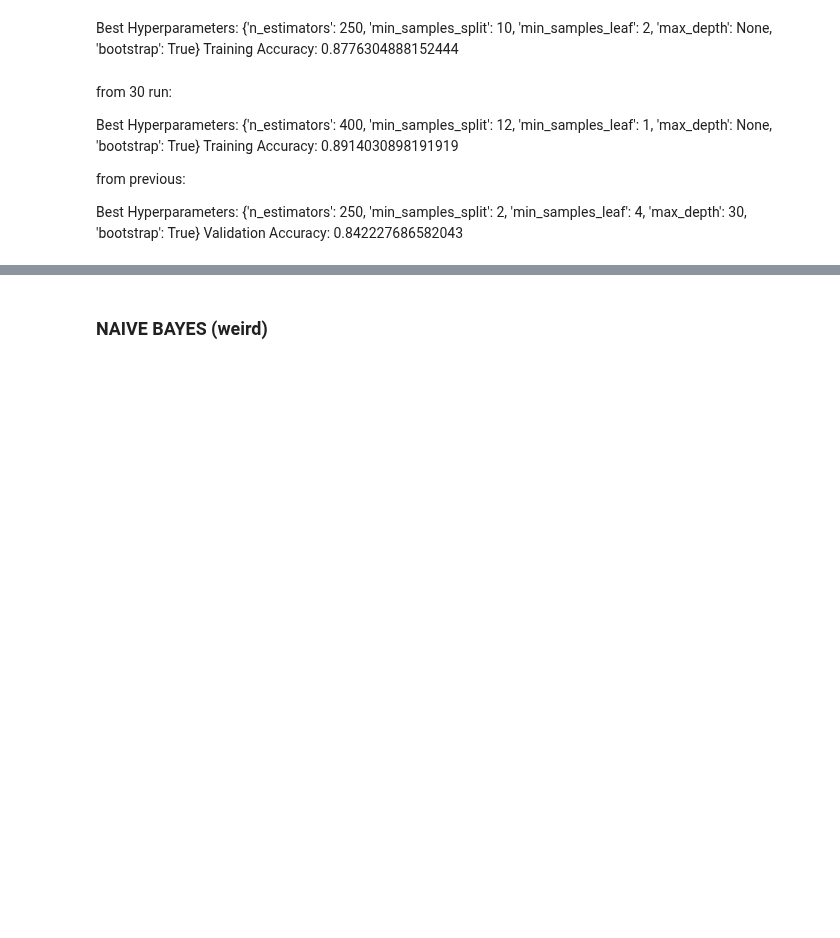
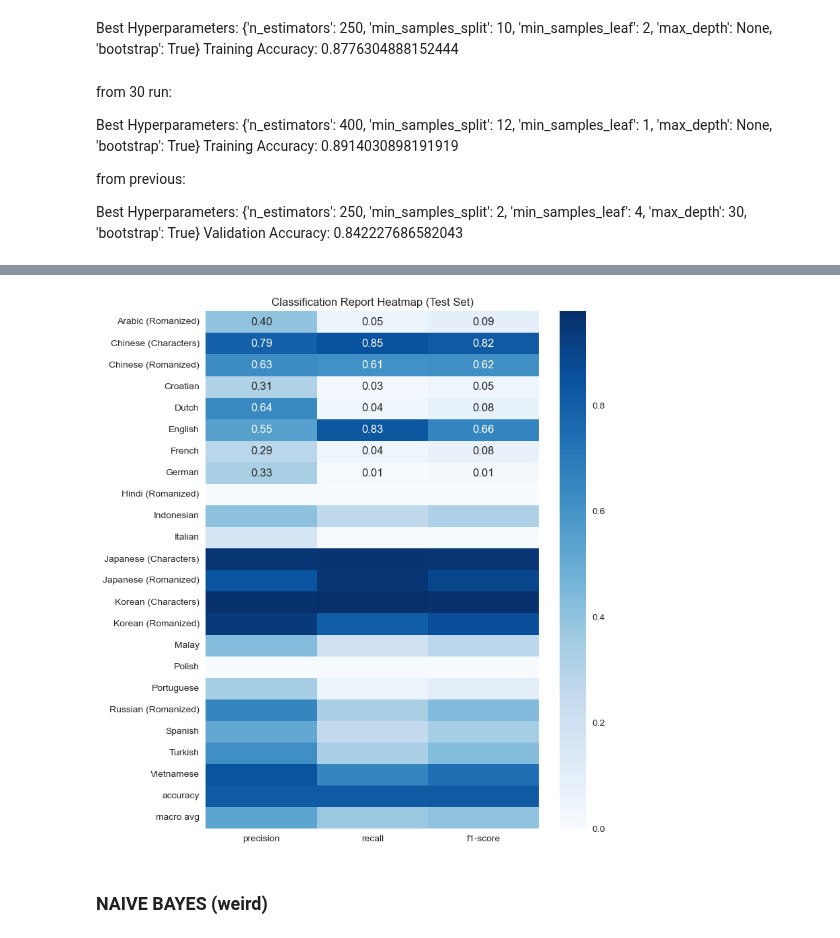
Before and after one commit to Exiger-project/Name_Of_Origin_Project-, a Jupyter notebook: StefaniModelTraining.ipynb, the cells around one changed output, grey strips where cells are left out. Cells and saved outputs as stored; diff of their text form; code cells hidden in the pictures; blank space fills up the shorter version.

```diff
--- a/StefaniModelTraining.ipynb
+++ b/StefaniModelTraining.ipynb
@@ -319,8 +341,8 @@ Best Hyperparameters: {'bootstrap': True, 'max_depth': None, 'max_features': 'sq
 # %%
 # Predict on the test set
-y_test_pred = best_model.predict(X_test)
+y_test_pred2 = best_model.predict(X_test)
 
 # Evaluate performance on the test set
-test_accuracy = accuracy_score(y_test, y_test_pred)
-print("Test Accuracy:", test_accuracy)
+test_accuracy2 = accuracy_score(y_test, y_test_pred2)
+print("Test Accuracy:", test_accuracy2)
 # %% [output]
@@ -344,3 +403,17 @@ Chinese (Characters)       0.79      0.90      0.84      2292
+# %%
+#test_report = classification_report(y_test, y_test_pred, target_names = y.unique(), output_dict = True)
+test_report2 = classification_report(y_test, y_test_pred2, output_dict = True)
+
+# Convert the classification report to a DataFrame for better visualization
+test_report_df2 = pd.DataFrame(test_report2).transpose()
+
+# Plot the heatmap
+plt.figure(figsize = (8, 10))
+sns.heatmap(test_report_df2.iloc[:-1, :-1], annot = True, cmap = 'Blues', fmt = '.2f')
+plt.title('Classification Report Heatmap (Test Set)')
+plt.show()
+# %% [output]
+[figure, added]
 # %% [markdown]
 ### NAIVE BAYES (weird)
 # %%
```
Also changed, not shown: parts of 9 cells of this notebook.
